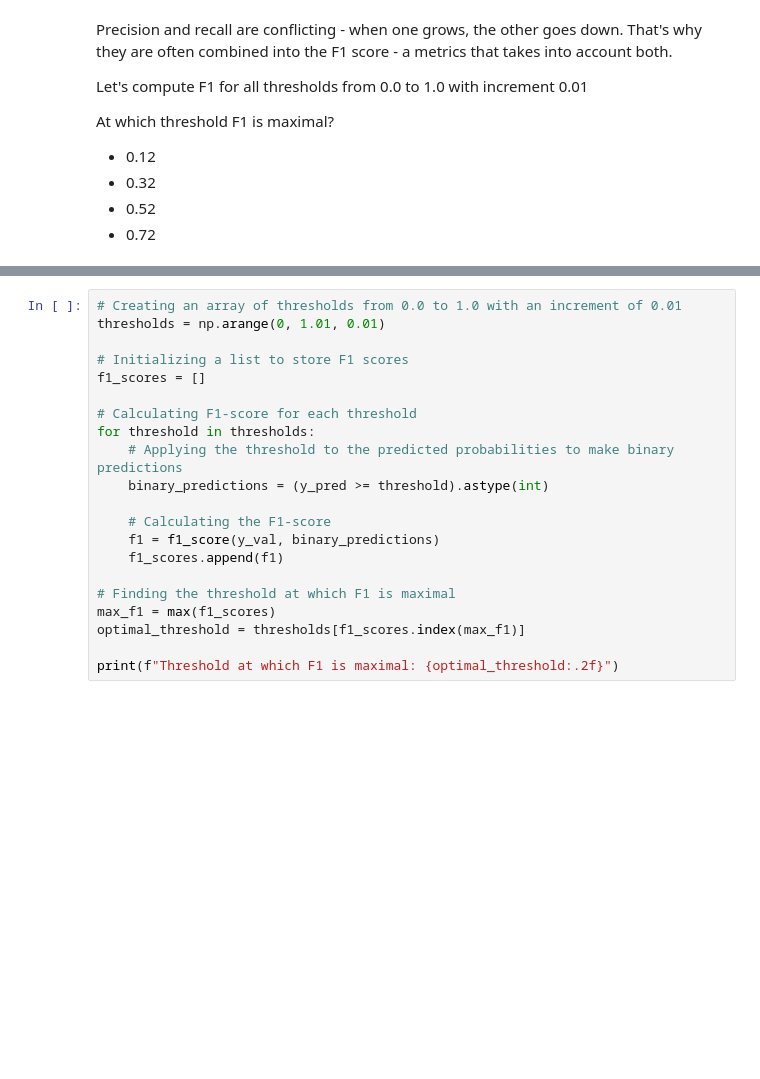
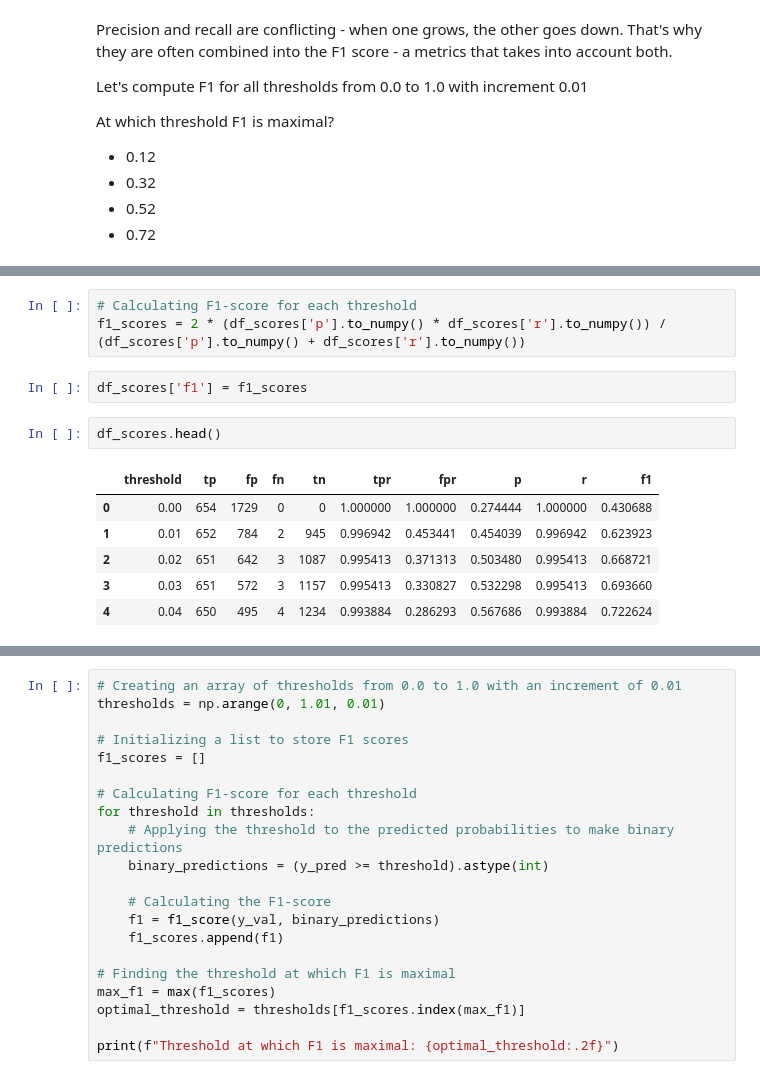
Before and after one commit to valkman/ML-Zoomcamp, a Jupyter notebook: HW4.ipynb, the cells around one changed output, grey strips where cells are left out. Drawn from its saved outputs; the diff is of its cells as text; blank space fills up the shorter version.

```diff
--- a/HW4.ipynb
+++ b/HW4.ipynb
@@ -333,0 +353,14 @@ At which threshold F1 is maximal?
+# %%
+# Calculating F1-score for each threshold
+f1_scores = 2 * (df_scores['p'].to_numpy() * df_scores['r'].to_numpy()) / (df_scores['p'].to_numpy() + df_scores['r'].to_numpy())
+# %%
+df_scores['f1'] = f1_scores
+# %%
+df_scores.head()
+# %% [output]
+|  | threshold | tp | fp | fn | tn | tpr | fpr | p | r | f1 |
+| 0 | 0.00 | 654 | 1729 | 0 | 0 | 1.000000 | 1.000000 | 0.274444 | 1.000000 | 0.430688 |
+| 1 | 0.01 | 652 | 784 | 2 | 945 | 0.996942 | 0.453441 | 0.454039 | 0.996942 | 0.623923 |
+| 2 | 0.02 | 651 | 642 | 3 | 1087 | 0.995413 | 0.371313 | 0.503480 | 0.995413 | 0.668721 |
+| 3 | 0.03 | 651 | 572 | 3 | 1157 | 0.995413 | 0.330827 | 0.532298 | 0.995413 | 0.693660 |
+| 4 | 0.04 | 650 | 495 | 4 | 1234 | 0.993884 | 0.286293 | 0.567686 | 0.993884 | 0.722624 |
```
Also changed, not shown: parts of 19 cells of this notebook.
